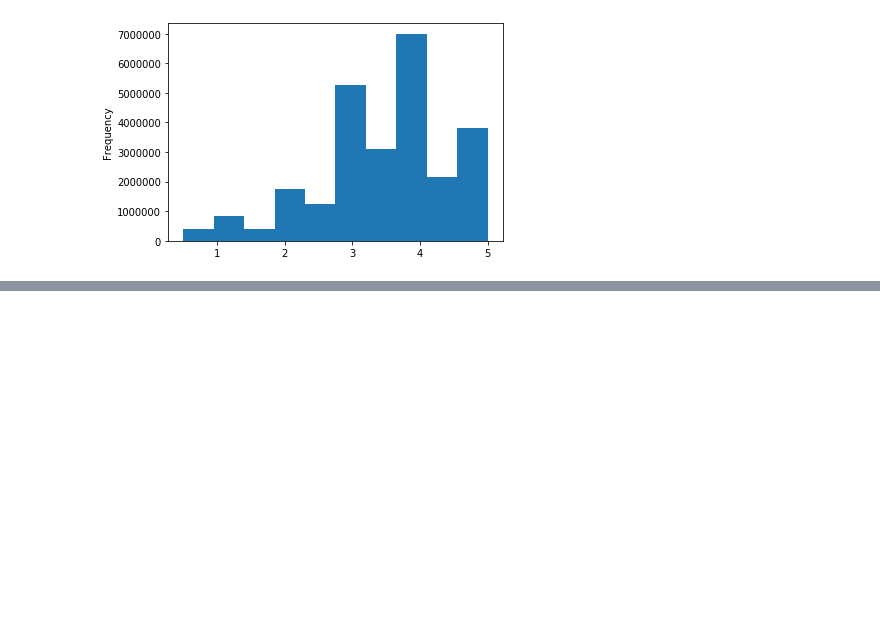
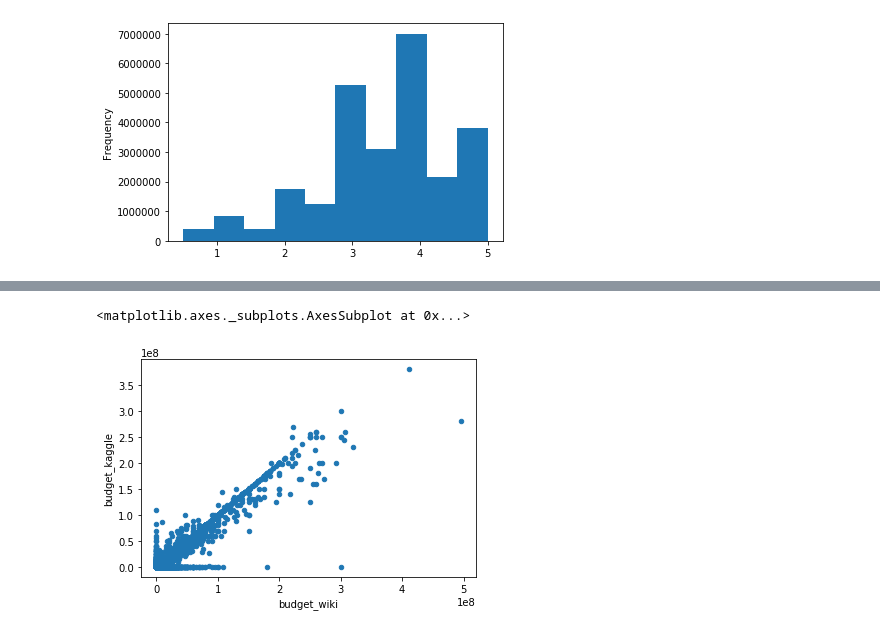
Before and after one commit to cjradomski/Movies-ETL, a Jupyter notebook: movies.ipynb, the cells around one changed output, grey strips where cells are left out. Drawn from its saved outputs; the diff is of its cells as text; code cells hidden in the pictures; blank space fills up the shorter version.

```diff
--- a/movies.ipynb
+++ b/movies.ipynb
@@ -815,0 +883,6 @@ Name: rating, dtype: float64
+# %%
+# Make a scatter plot to look at budget data
+movies_df.fillna(0).plot(x='budget_wiki', y='budget_kaggle',kind='scatter')
+# %% [output]
+<matplotlib.axes._subplots.AxesSubplot at 0x...>
+[figure, added]
```
Also changed, not shown: parts of 21 cells of this notebook.
